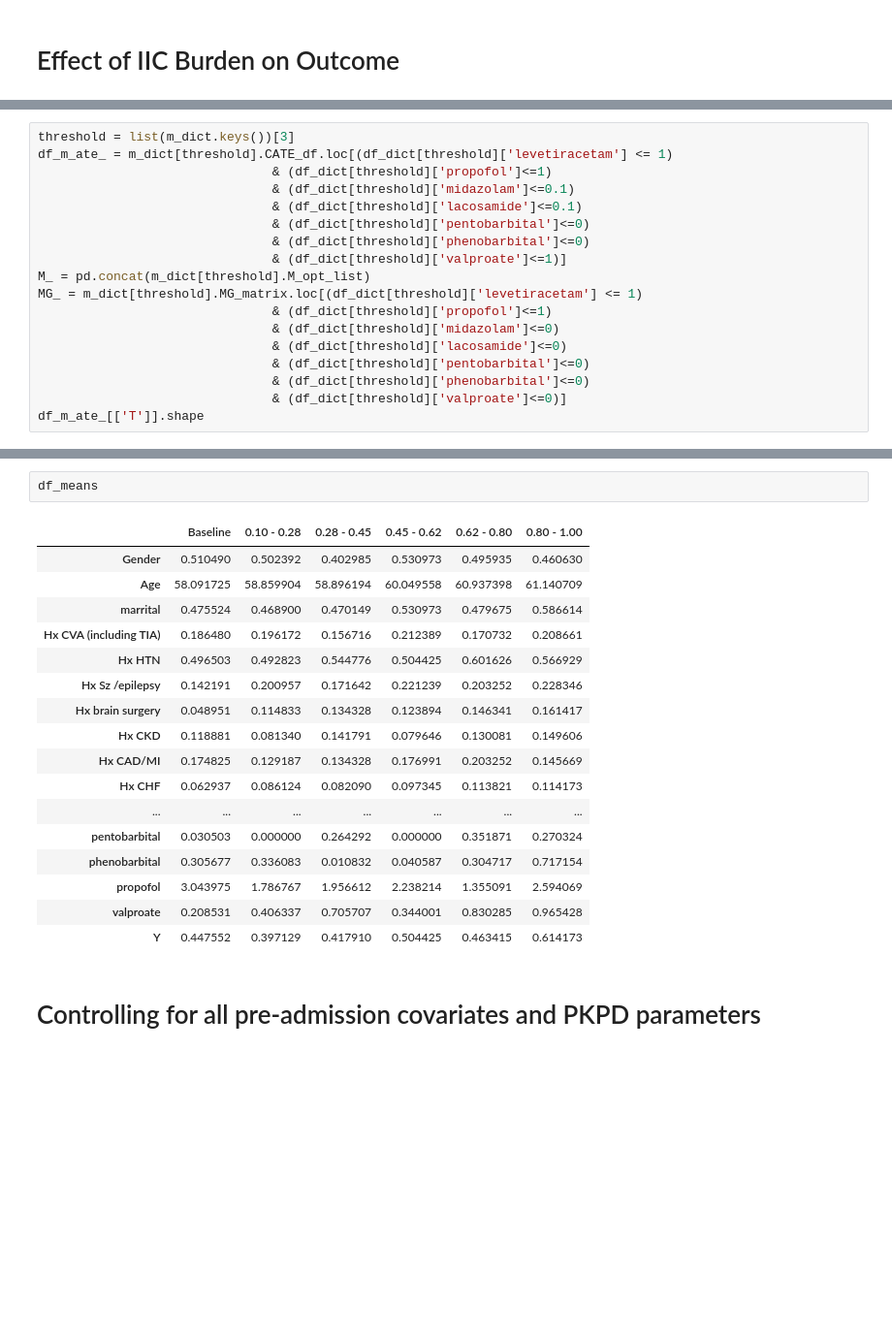
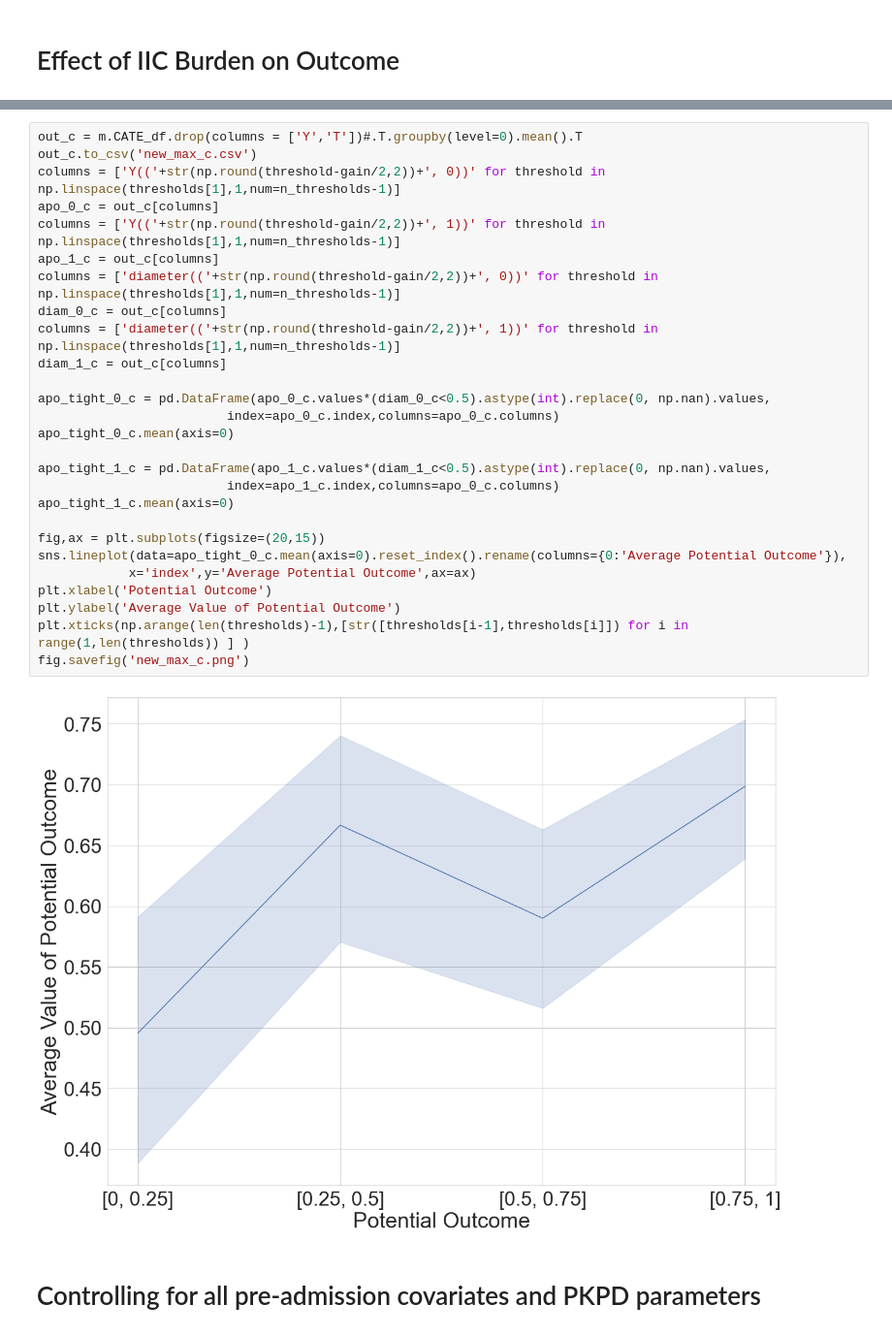
Before and after one commit to Hockey86/iic_causal_inference, a Jupyter notebook: aim2/short_term_drug_effect.ipynb, the cells around one changed output, grey strips where cells are left out. Shown at 97% size. Drawn from its saved outputs; the diff is of its cells as text; blank space fills up the shorter version.

```diff
--- a/aim2/short_term_drug_effect.ipynb
+++ b/aim2/short_term_drug_effect.ipynb
@@ -377,18 +288,0 @@ for type_summary in m_dict_dict.keys():
-# %%
-threshold = list(m_dict.keys())[3]
-df_m_ate_ = m_dict[threshold].CATE_df.loc[(df_dict[threshold]['levetiracetam'] <= 1)
-                               & (df_dict[threshold]['propofol']<=1)
-                               & (df_dict[threshold]['midazolam']<=0.1)
-                               & (df_dict[threshold]['lacosamide']<=0.1)
-                               & (df_dict[threshold]['pentobarbital']<=0)
-                               & (df_dict[threshold]['phenobarbital']<=0)
-                               & (df_dict[threshold]['valproate']<=1)]
-M_ = pd.concat(m_dict[threshold].M_opt_list)
-MG_ = m_dict[threshold].MG_matrix.loc[(df_dict[threshold]['levetiracetam'] <= 1)
-                               & (df_dict[threshold]['propofol']<=1)
-                               & (df_dict[threshold]['midazolam']<=0)
-                               & (df_dict[threshold]['lacosamide']<=0)
-                               & (df_dict[threshold]['pentobarbital']<=0)
-                               & (df_dict[threshold]['phenobarbital']<=0)
-                               & (df_dict[threshold]['valproate']<=0)]
-df_m_ate_[['T']].shape
@@ -451,23 +289,32 @@ pd.concat([pd.DataFrame(M_.mean(axis=0),columns=['mean']),pd.DataFrame(M_.min(ax
-# %%
-df_means
-# %% [output]
-|  | Baseline | 0.10 - 0.28 | 0.28 - 0.45 | 0.45 - 0.62 | 0.62 - 0.80 | 0.80 - 1.00 |
-| Gender | 0.510490 | 0.502392 | 0.402985 | 0.530973 | 0.495935 | 0.460630 |
-| Age | 58.091725 | 58.859904 | 58.896194 | 60.049558 | 60.937398 | 61.140709 |
-| marrital | 0.475524 | 0.468900 | 0.470149 | 0.530973 | 0.479675 | 0.586614 |
-| Hx CVA (including TIA) | 0.186480 | 0.196172 | 0.156716 | 0.212389 | 0.170732 | 0.208661 |
-| Hx HTN | 0.496503 | 0.492823 | 0.544776 | 0.504425 | 0.601626 | 0.566929 |
-| Hx Sz /epilepsy | 0.142191 | 0.200957 | 0.171642 | 0.221239 | 0.203252 | 0.228346 |
-| Hx brain surgery | 0.048951 | 0.114833 | 0.134328 | 0.123894 | 0.146341 | 0.161417 |
-| Hx CKD | 0.118881 | 0.081340 | 0.141791 | 0.079646 | 0.130081 | 0.149606 |
-| Hx CAD/MI | 0.174825 | 0.129187 | 0.134328 | 0.176991 | 0.203252 | 0.145669 |
-| Hx CHF | 0.062937 | 0.086124 | 0.082090 | 0.097345 | 0.113821 | 0.114173 |
-| ... | ... | ... | ... | ... | ... | ... |
-| pentobarbital | 0.030503 | 0.000000 | 0.264292 | 0.000000 | 0.351871 | 0.270324 |
-| phenobarbital | 0.305677 | 0.336083 | 0.010832 | 0.040587 | 0.304717 | 0.717154 |
-| propofol | 3.043975 | 1.786767 | 1.956612 | 2.238214 | 1.355091 | 2.594069 |
-| valproate | 0.208531 | 0.406337 | 0.705707 | 0.344001 | 0.830285 | 0.965428 |
-| Y | 0.447552 | 0.397129 | 0.417910 | 0.504425 | 0.463415 | 0.614173 |
+# %%
+out_c = m.CATE_df.drop(columns = ['Y','T'])#.T.groupby(level=0).mean().T
+out_c.to_csv('new_max_c.csv')
+columns = ['Y(('+str(np.round(threshold-gain/2,2))+', 0))' for threshold in np.linspace(thresholds[1],1,num=n_thresholds-1)]
+apo_0_c = out_c[columns]
+columns = ['Y(('+str(np.round(threshold-gain/2,2))+', 1))' for threshold in np.linspace(thresholds[1],1,num=n_thresholds-1)]
+apo_1_c = out_c[columns]
+columns = ['diameter(('+str(np.round(threshold-gain/2,2))+', 0))' for threshold in np.linspace(thresholds[1],1,num=n_thresholds-1)]
+diam_0_c = out_c[columns]
+columns = ['diameter(('+str(np.round(threshold-gain/2,2))+', 1))' for threshold in np.linspace(thresholds[1],1,num=n_thresholds-1)]
+diam_1_c = out_c[columns]
+
+apo_tight_0_c = pd.DataFrame(apo_0_c.values*(diam_0_c<0.5).astype(int).replace(0, np.nan).values,
+                         index=apo_0_c.index,columns=apo_0_c.columns)
+apo_tight_0_c.mean(axis=0)
+
+apo_tight_1_c = pd.DataFrame(apo_1_c.values*(diam_1_c<0.5).astype(int).replace(0, np.nan).values,
+                         index=apo_1_c.index,columns=apo_0_c.columns)
+apo_tight_1_c.mean(axis=0)
+
+fig,ax = plt.subplots(figsize=(20,15))
+sns.lineplot(data=apo_tight_0_c.mean(axis=0).reset_index().rename(columns={0:'Average Potential Outcome'}),
+            x='index',y='Average Potential Outcome',ax=ax)
+plt.xlabel('Potential Outcome')
+plt.ylabel('Average Value of Potential Outcome')
+plt.xticks(np.arange(len(thresholds)-1),[str([thresholds[i-1],thresholds[i]]) for i in range(1,len(thresholds)) ] )
+fig.savefig('new_max_c.png')
+# %% [output]
+[figure, added]
 # %% [markdown]
 # Controlling for all pre-admission covariates and PKPD parameters
 # %%
```
Also changed, not shown: parts of 59 cells of this notebook, 26 other files.
